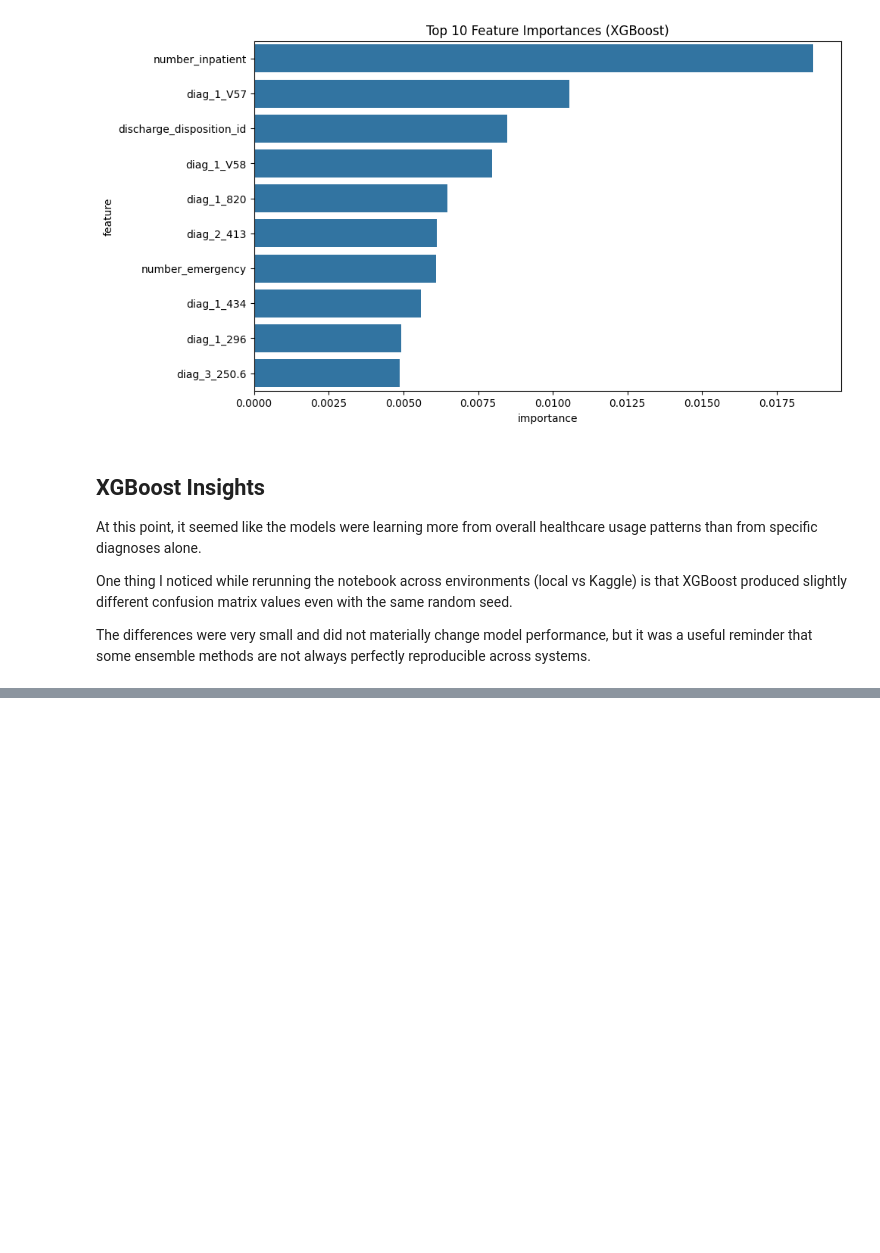
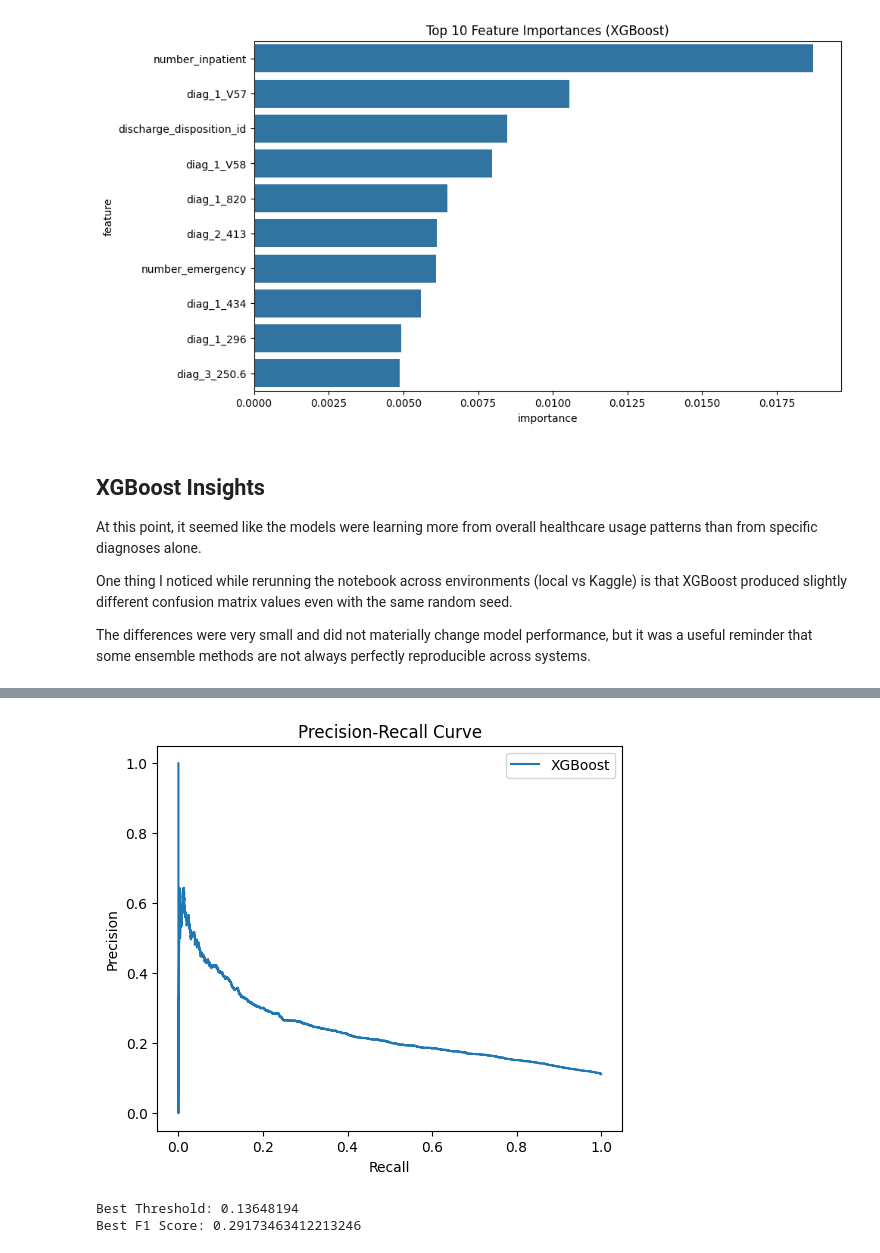
Before and after one commit to Ari-healthcare-data/Diabetes-Readmission-Risk, a Jupyter notebook: notebooks/04_modeling.ipynb, the cells around one changed output, grey strips where cells are left out. Cells and saved outputs as stored; diff of their text form; code cells hidden in the pictures; blank space fills up the shorter version.

Commit message:
Model evaluation and threshold optimization analysis

```diff
--- a/notebooks/04_modeling.ipynb
+++ b/notebooks/04_modeling.ipynb
@@ -483,0 +489,26 @@ The differences were very small and did not materially change model performance,
+# %%
+precision, recall, thresholds = precision_recall_curve(y_test, y_prob_xgb)
+# %%
+plt.figure(figsize=(6,5))
+
+plt.plot(recall, precision, label="XGBoost")
+
+plt.xlabel("Recall")
+plt.ylabel("Precision")
+plt.title("Precision-Recall Curve")
+plt.legend()
+
+plt.show()
+# %% [output]
+[figure, added]
+# %%
+f1_scores = 2 * (precision * recall) / (precision + recall + 1e-8)
+
+best_idx = np.argmax(f1_scores)
+best_threshold = thresholds[best_idx]
+
+print("Best Threshold:", best_threshold)
+print("Best F1 Score:", f1_scores[best_idx])
+# %% [output]
+Best Threshold: 0.13648194
+Best F1 Score: 0.29173463412213246
```
Also changed, not shown: parts of 6 cells of this notebook, 3 other files.
